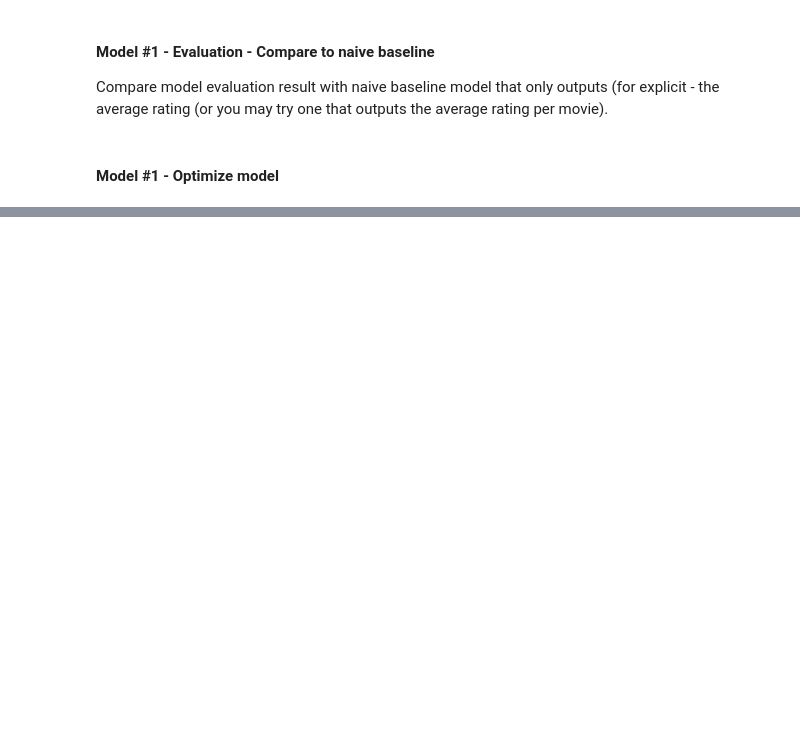
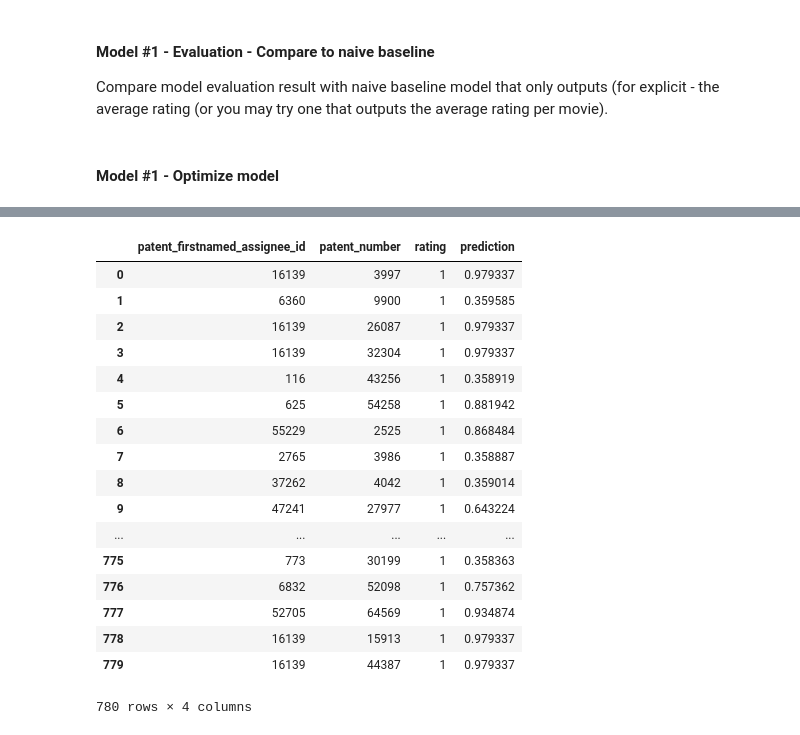
Before and after one commit to glmack/techniche, a Jupyter notebook: model_selection/rec_system.ipynb, the cells around one changed output, grey strips where cells are left out. Cells and saved outputs as stored; diff of their text form; code cells hidden in the pictures; blank space fills up the shorter version.

```diff
--- a/model_selection/rec_system.ipynb
+++ b/model_selection/rec_system.ipynb
@@ -254,0 +284,25 @@ predictions = model.transform(test)
+# %%
+predictions = model.transform(training)
+# %%
+predictions_train_df = predictions.toPandas()
+# %%
+predictions_train_df
+# %% [output]
+|  | patent_firstnamed_assignee_id | patent_number | rating | prediction |
+| 0 | 16139 | 3997 | 1 | 0.979337 |
+| 1 | 6360 | 9900 | 1 | 0.359585 |
+| 2 | 16139 | 26087 | 1 | 0.979337 |
+| 3 | 16139 | 32304 | 1 | 0.979337 |
+| 4 | 116 | 43256 | 1 | 0.358919 |
+| 5 | 625 | 54258 | 1 | 0.881942 |
+| 6 | 55229 | 2525 | 1 | 0.868484 |
+| 7 | 2765 | 3986 | 1 | 0.358887 |
+| 8 | 37262 | 4042 | 1 | 0.359014 |
+| 9 | 47241 | 27977 | 1 | 0.643224 |
+| ... | ... | ... | ... | ... |
+| 775 | 773 | 30199 | 1 | 0.358363 |
+| 776 | 6832 | 52098 | 1 | 0.757362 |
+| 777 | 52705 | 64569 | 1 | 0.934874 |
+| 778 | 16139 | 15913 | 1 | 0.979337 |
+| 779 | 16139 | 44387 | 1 | 0.979337 |
+780 rows × 4 columns
```
Also changed, not shown: parts of 10 cells of this notebook.
